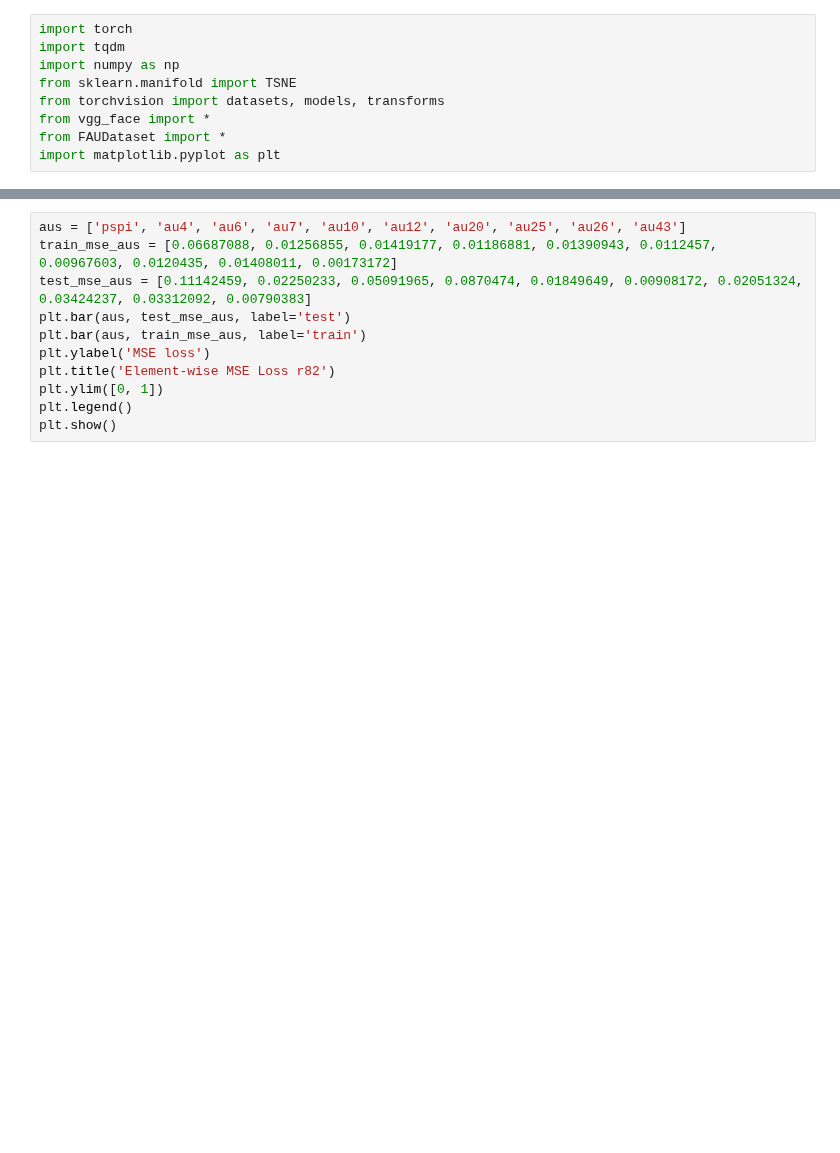
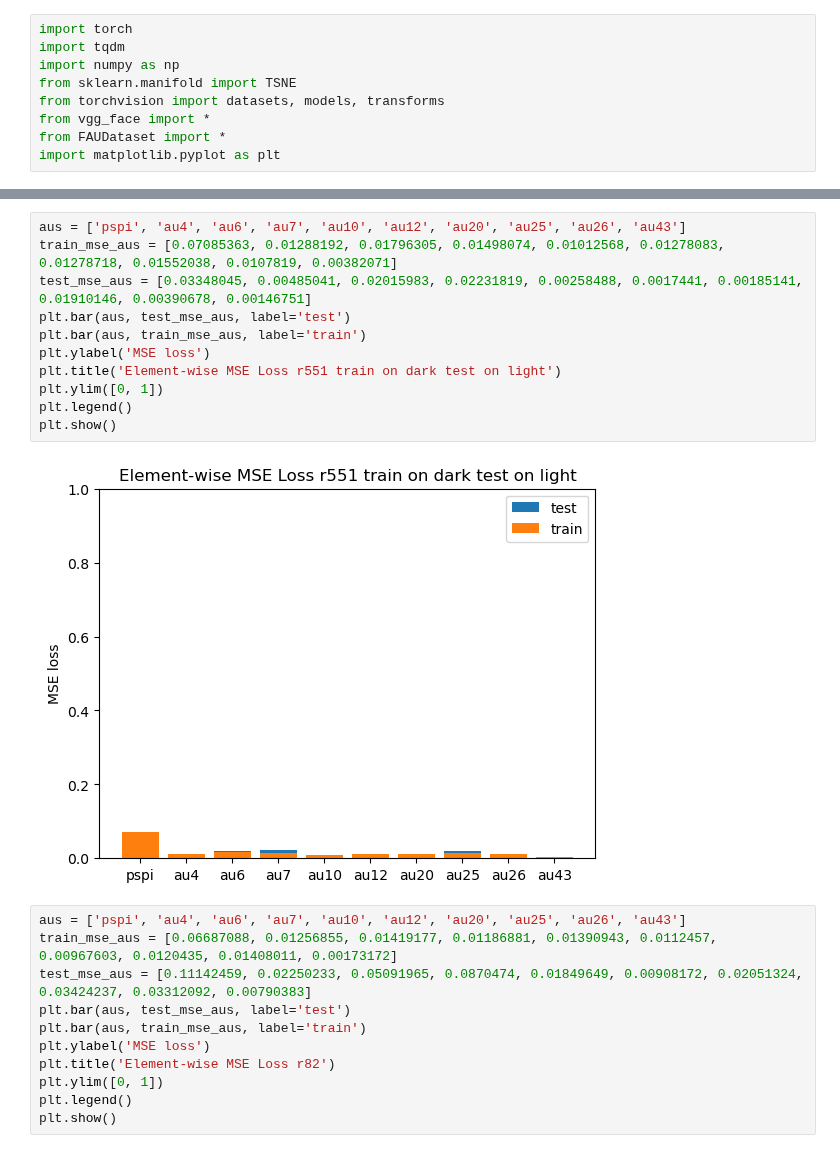
Before and after one commit to hiyuantang/FAU_Dataset, a Jupyter notebook: code/vis_maemse.ipynb, the cells around one changed output, grey strips where cells are left out. Cells and saved outputs as stored; diff of their text form; blank space fills up the shorter version.

```diff
--- a/code/vis_maemse.ipynb
+++ b/code/vis_maemse.ipynb
@@ -53,3 +65,16 @@ plt.show()
+# %%
+aus = ['pspi', 'au4', 'au6', 'au7', 'au10', 'au12', 'au20', 'au25', 'au26', 'au43']
+train_mse_aus = [0.07085363, 0.01288192, 0.01796305, 0.01498074, 0.01012568, 0.01278083, 0.01278718, 0.01552038, 0.0107819, 0.00382071]
+test_mse_aus = [0.03348045, 0.00485041, 0.02015983, 0.02231819, 0.00258488, 0.0017441, 0.00185141, 0.01910146, 0.00390678, 0.00146751]
+plt.bar(aus, test_mse_aus, label='test')
+plt.bar(aus, train_mse_aus, label='train')
+plt.ylabel('MSE loss')
+plt.title('Element-wise MSE Loss r551 train on dark test on light')
+plt.ylim([0, 1])
+plt.legend()
+plt.show()
+# %% [output]
+[figure, added]
 # %%
 aus = ['pspi', 'au4', 'au6', 'au7', 'au10', 'au12', 'au20', 'au25', 'au26', 'au43']
 train_mse_aus = [0.06687088, 0.01256855, 0.01419177, 0.01186881, 0.01390943, 0.0112457, 0.00967603, 0.0120435, 0.01408011, 0.00173172]
```
Also changed, not shown: parts of 7 cells of this notebook.
